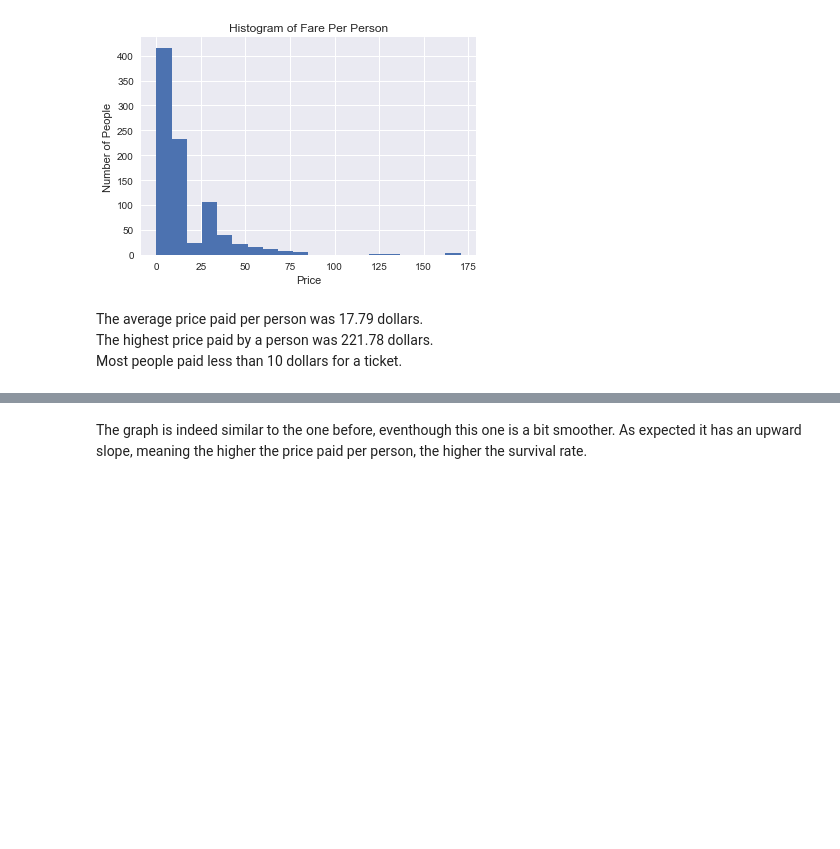
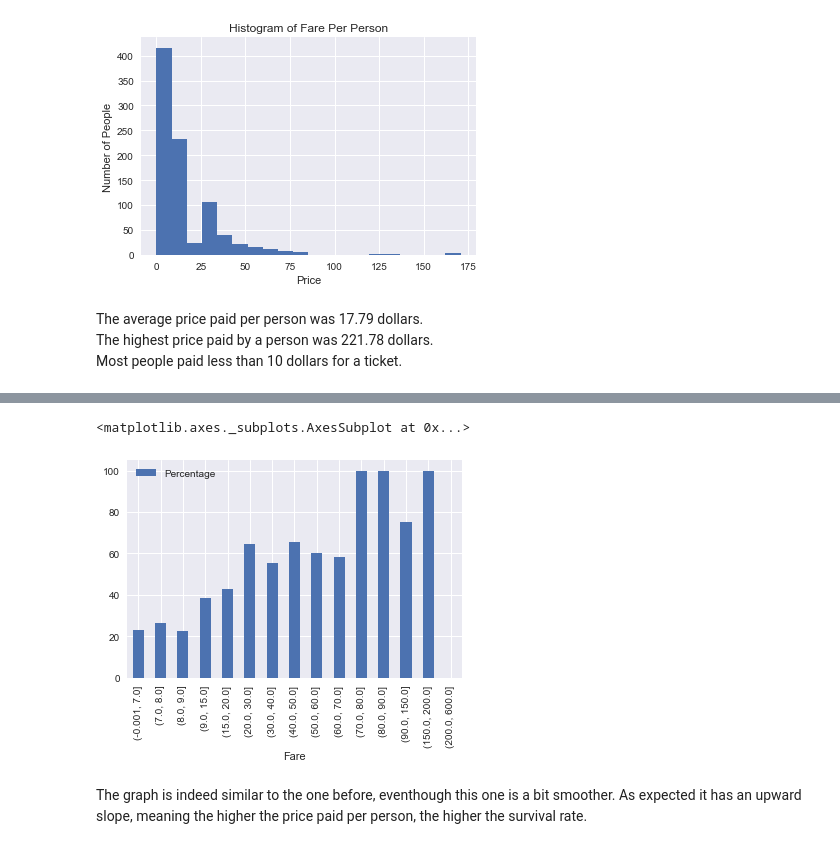
Before and after one commit to GoMitzzGo/Project-Titanic, a Jupyter notebook: Project Titanic.ipynb, the cells around one changed output, grey strips where cells are left out. Saved outputs shown, nothing was run; the diff lists cells and outputs as text; code cells hidden in the pictures; blank space fills up the shorter version.

```diff
--- a/Project Titanic.ipynb
+++ b/Project Titanic.ipynb
@@ -381,4 +381,4 @@ The highest price paid by a person was 221.78 dollars.
 Most people paid less than 10 dollars for a ticket.
 # %%
 fare_per_person_ranges_survivors = titanic_df['Survived'].groupby(pd.cut(titanic_df['Fare_Per_Person'],price_bins, include_lowest=True)).sum()
-fare_per_person_ranges_percentage = (price_ranges_per_person_survivors / fare_per_person_ranges.count()) * 100
+fare_per_person_ranges_percentage = (fare_per_person_ranges_survivors / fare_per_person_ranges.count()) * 100
@@ -391,5 +389,5 @@ d_fare_per_person_ranges ={
    'Survivors': fare_per_person_ranges_survivors,
    }
 
-fare_per_person_ranges_df = pd.DataFrame(data=d_price_ranges_per_person)
+fare_per_person_ranges_df = pd.DataFrame(data=d_fare_per_person_ranges)
 fare_per_person_ranges_df
@@ -396,5 +412,8 @@ fare_per_person_ranges_df
 # %%
-price_ranges_per_person_df.plot(kind='bar',x = price_ranges_df.index, y ='Percentage')
+fare_per_person_ranges_df.plot(kind='bar',x = price_ranges_df.index, y ='Percentage')
+# %% [output]
+<matplotlib.axes._subplots.AxesSubplot at 0x...>
+[figure, added]
 # %% [markdown]
 The graph is indeed similar to the one before, eventhough this one is a bit smoother. As expected it has an upward slope, meaning the higher the price paid per person, the higher the survival rate.
 # %%
```
Also changed, not shown: parts of 3 cells of this notebook.
